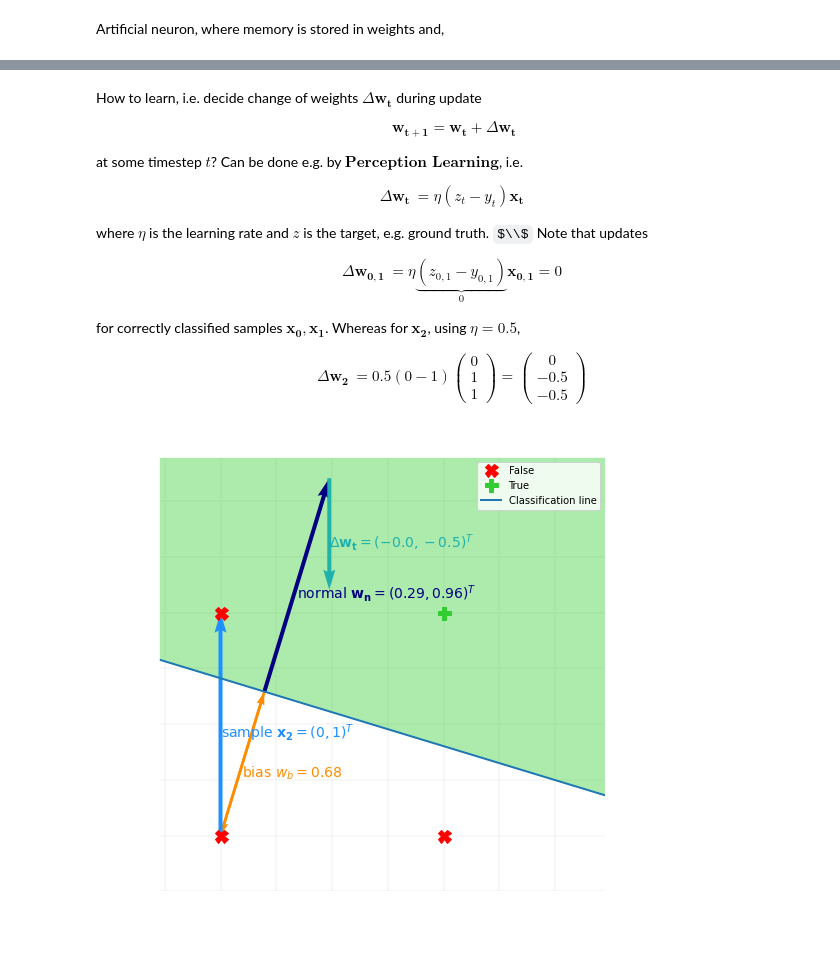
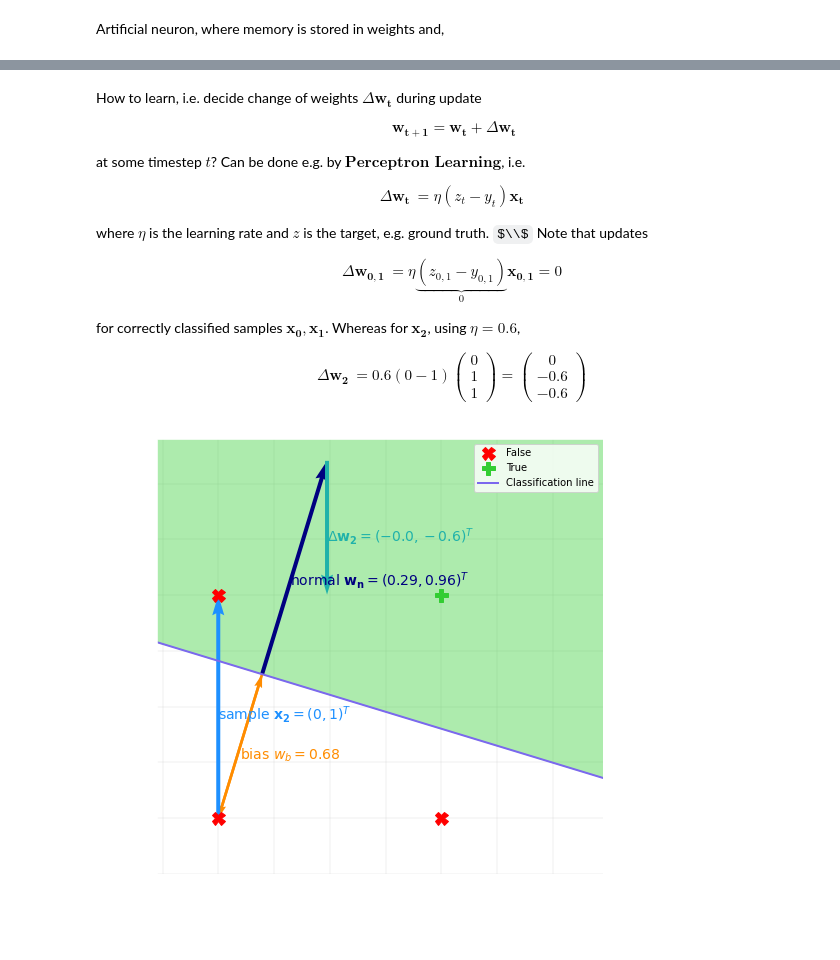
Before and after one commit to johndah/Intro-to-Machine-Learning, a Jupyter notebook: neural_networks_intro.ipynb, the cells around one changed output, grey strips where cells are left out. Saved outputs shown, nothing was run; the diff lists cells and outputs as text; code cells hidden in the pictures; some formulas as TeX source.

```diff
--- a/neural_networks_intro.ipynb
+++ b/neural_networks_intro.ipynb
@@ -524,11 +584,8 @@ that is $true$, while it should be $false$.
 # %%
 
-fig = plt.figure(figsize=(8, 8))
-ax = fig.gca()
-ax.set_axisbelow(True)
-ax.patch.set_alpha(0.)
+ax = get_figure()
+plot_classification(ax, data_and, weights)
 
-plot_classification(weights)
 plt.axis([-.25, 1.7, -.25, 1.7])
 
 sample_text = r"sample $\mathbf{x_%s} = (%s, %s)^T$"%(sample_index, sample[0], sample[1])
@@ -540,29 +597,24 @@ plt.show()
 # %%
 
-fig = plt.figure(figsize=(8, 8))
-ax = fig.gca()
-ax.set_axisbelow(True)
-ax.patch.set_alpha(0.)
-
+get_figure()
 weights = generate_weights()
 
 sample_index = 2
-sample = data[sample_index][0].astype(int)
+sample = data_and[sample_index][0].astype(int)
 sample_with_bias = np.append(sample, 1)
 y = int((weights.T @ sample_with_bias) >= 0)
 target = int(False)
-learning_rate = 5e-1
+learning_rate = 6e-1
 
 delta_w = learning_rate * (target - y) * sample_with_bias
-#weights += delta_w
 
-plot_classification(weights)
+plot_classification(ax, data_and, weights)
 plt.axis([-.25, 1.7, -.25, 1.7])
 
 sample_text = r"sample $\mathbf{x_%s} = (%s, %s)^T$"%(sample_index, sample[0], sample[1])
 plot_vector(np.zeros(2), sample, color='dodgerblue', text=sample_text)
 
-delta_w_text = r"$\Delta \mathbf{w_t} = (%s, %s)^T$"%(delta_w[0], delta_w[1])
+delta_w_text = r"$\Delta \mathbf{w_2} = (%s, %s)^T$"%(delta_w[0], delta_w[1])
 current_weight_position = (1 - weights[-1]) * weights[:2]
 plot_vector(current_weight_position, delta_w[:2], color='lightseagreen', text=delta_w_text)
 
@@ -571,44 +623,44 @@ How to learn, i.e. decide change of weights $\Delta \mathbf{w_t}$ during update
 \\begin{align}
 \mathbf{w_{t+1}} = \mathbf{w_t} + \Delta \mathbf{w_t}
 \\end{align}
-at some timestep $t$? Can be done e.g. by $\\textbf{Perception Learning}$, i.e.
+at some timestep $t$? Can be done e.g. by $\\textbf{Perceptron Learning}$, i.e.
 \\begin{align}
     \Delta \mathbf{w_t} &= \eta\\left(z_t - y_t\\right)\mathbf{x_t}
 \\end{align}
 where $\eta$ is the learning rate and $z$ is the target, e.g. ground truth. $\\\$
 
 Note that updates
 \\begin{align}
     \Delta \mathbf{w_{0, 1}} &= \eta\\underbrace{\\left(z_{0, 1} - y_{0, 1}\\right)}_{0}\mathbf{x_{0, 1}} = 0
 \\end{align}
 for correctly classified samples $\mathbf{x_{0}}, \mathbf{x_{1}}$.
 Whereas for $\mathbf{x_{2}}$, using $\eta= %s$,
 \\begin{align}
     \Delta \mathbf{w_{2}} &= %s \\left(0 - 1\\right)  \\begin{pmatrix} %d \\\ %d \\\ %d \\end{pmatrix}
     = \\begin{pmatrix} %d \\\ %s \\\ %s \\end{pmatrix}
 \\end{align}
 
 '''%tuple(np.round(np.concatenate((np.atleast_1d([learning_rate]*2), sample_with_bias.astype(int), delta_w)), 2)))
 # %% [output]
 How to learn, i.e. decide change of weights $\Delta \mathbf{w_t}$ during update
 \begin{align}
 \mathbf{w_{t+1}} = \mathbf{w_t} + \Delta \mathbf{w_t}
 \end{align}
-at some timestep $t$? Can be done e.g. by $\textbf{Perception Learning}$, i.e.
+at some timestep $t$? Can be done e.g. by $\textbf{Perceptron Learning}$, i.e.
 \begin{align}
     \Delta \mathbf{w_t} &= \eta\left(z_t - y_t\right)\mathbf{x_t}
 \end{align}
 where $\eta$ is the learning rate and $z$ is the target, e.g. ground truth. $\\$
 Note that updates
 \begin{align}
     \Delta \mathbf{w_{0, 1}} &= \eta\underbrace{\left(z_{0, 1} - y_{0, 1}\right)}_{0}\mathbf{x_{0, 1}} = 0
 \end{align}
 for correctly classified samples $\mathbf{x_{0}}, \mathbf{x_{1}}$.
-Whereas for $\mathbf{x_{2}}$, using $\eta= 0.5$,
+Whereas for $\mathbf{x_{2}}$, using $\eta= 0.6$,
 \begin{align}
-    \Delta \mathbf{w_{2}} &= 0.5 \left(0 - 1\right)  \begin{pmatrix} 0 \\ 1 \\ 1 \end{pmatrix}
-    = \begin{pmatrix} 0 \\ -0.5 \\ -0.5 \end{pmatrix}
+    \Delta \mathbf{w_{2}} &= 0.6 \left(0 - 1\right)  \begin{pmatrix} 0 \\ 1 \\ 1 \end{pmatrix}
+    = \begin{pmatrix} 0 \\ -0.6 \\ -0.6 \end{pmatrix}
 \end{align}
-[figure, old version]
+[figure, new version]
 # %%
 
```
Also changed, not shown: parts of 15 cells of this notebook, 1 other file.
